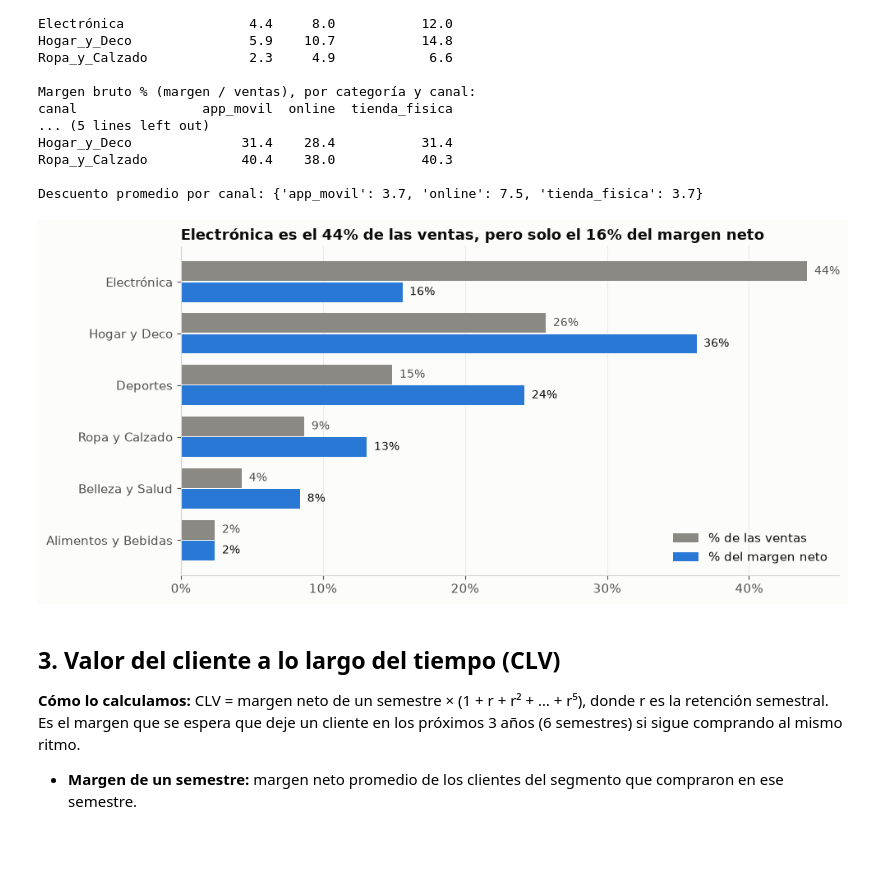
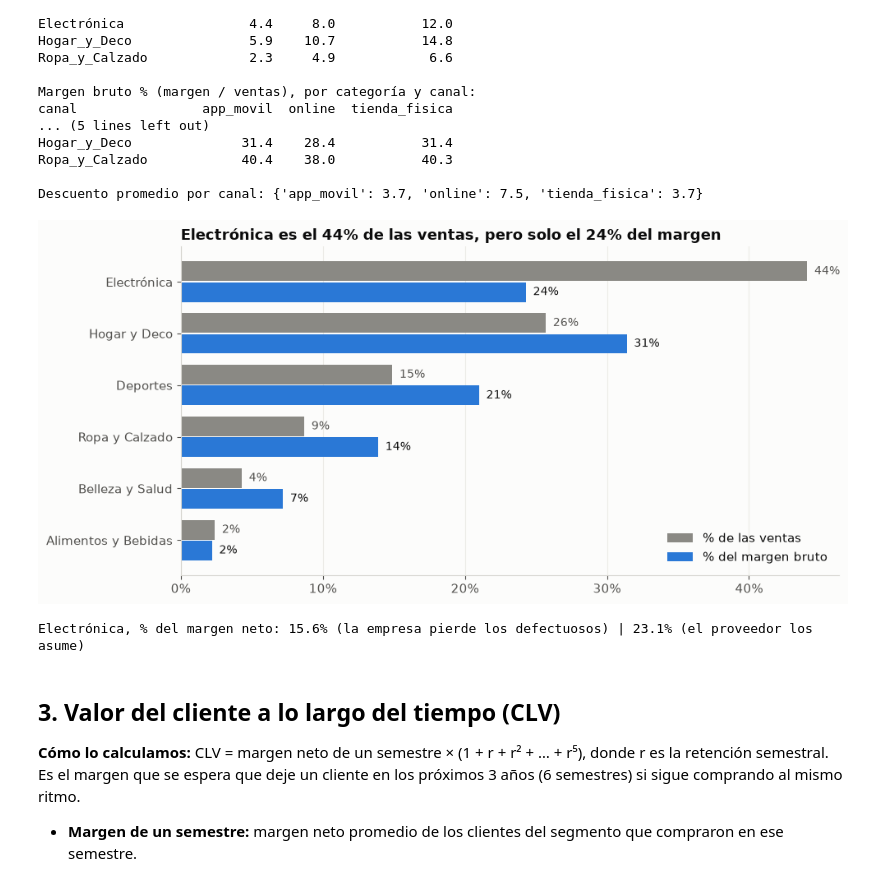
Before and after one commit to mathiascg05/retail-intelligence, a Jupyter notebook: notebooks/02_rentabilidad.ipynb, the cells around one changed output. Saved outputs shown, nothing was run; the diff lists cells and outputs as text; code cells hidden in the pictures; blank space fills up the shorter version.

Commit message:
A2: títulos con margen bruto (Electrónica) y comparación entre clientes sin tono causal (CLV)

```diff
--- a/notebooks/02_rentabilidad.ipynb
+++ b/notebooks/02_rentabilidad.ipynb
@@ -175,26 +175,32 @@ Ropa_y_Calzado            40.4    38.0           40.3
 
 Descuento promedio por canal: {'app_movil': 3.7, 'online': 7.5, 'tienda_fisica': 3.7}
 # %%
-# Gráfico: % de las ventas contra % del margen neto, por categoría
+# Gráfico: % de las ventas contra % del margen bruto, por categoría (el margen bruto no depende del supuesto A2.1)
 t = tablas["categoria"].sort_values("% de las ventas")
 y = np.arange(len(t))
 fig, ax = plt.subplots(figsize=(10, 4.8))
 ax.barh(y + 0.2, t["% de las ventas"], height=0.38, color=GRIS, label="% de las ventas")
-ax.barh(y - 0.2, t["% del margen neto"], height=0.38, color=AZUL, label="% del margen neto")
-for i, (v, m) in enumerate(zip(t["% de las ventas"], t["% del margen neto"])):
+ax.barh(y - 0.2, t["% del margen bruto"], height=0.38, color=AZUL, label="% del margen bruto")
+for i, (v, m) in enumerate(zip(t["% de las ventas"], t["% del margen bruto"])):
     ax.text(v + 0.5, i + 0.2, f"{v:.0f}%", va="center", color=TEXTO_2, fontsize=10)
     ax.text(m + 0.5, i - 0.2, f"{m:.0f}%", va="center", color=TEXTO, fontsize=10)
 ax.set_yticks(y, [c.replace("_", " ") for c in t.index])
 ax.xaxis.set_major_formatter(lambda x, _: f"{x:.0f}%")
 e = tablas["categoria"].loc["Electrónica"]
-ax.set_title(f"Electrónica es el {e['% de las ventas']:.0f}% de las ventas, pero solo el {e['% del margen neto']:.0f}% del margen neto")
+ax.set_title(f"Electrónica es el {e['% de las ventas']:.0f}% de las ventas, pero solo el {e['% del margen bruto']:.0f}% del margen")
 ax.legend(loc="lower right", frameon=False)
 ax.grid(axis="y", visible=False)
 fig.tight_layout()
 fig.savefig(FIG / "a2_categorias_ventas_vs_margen.png", dpi=200)
 plt.show()
+
+# Margen neto de Electrónica según quién asuma los defectuosos (A2.1)
+neto_prov = trx.assign(m=np.where(trx.devuelta, 0, trx.margen_bruto)).groupby("categoria").m.sum()
+print(f"Electrónica, % del margen neto: {e['% del margen neto']:.1f}% (la empresa pierde los defectuosos) | "
+      f"{100 * neto_prov['Electrónica'] / neto_prov.sum():.1f}% (el proveedor los asume)")
 # %% [output]
-[figure, old version]
+[figure, new version]
+Electrónica, % del margen neto: 15.6% (la empresa pierde los defectuosos) | 23.1% (el proveedor los asume)
 # %% [markdown]
 ## 3. Valor del cliente a lo largo del tiempo (CLV)
 
```
Also changed, not shown: parts of 3 cells of this notebook, 2 other files.
